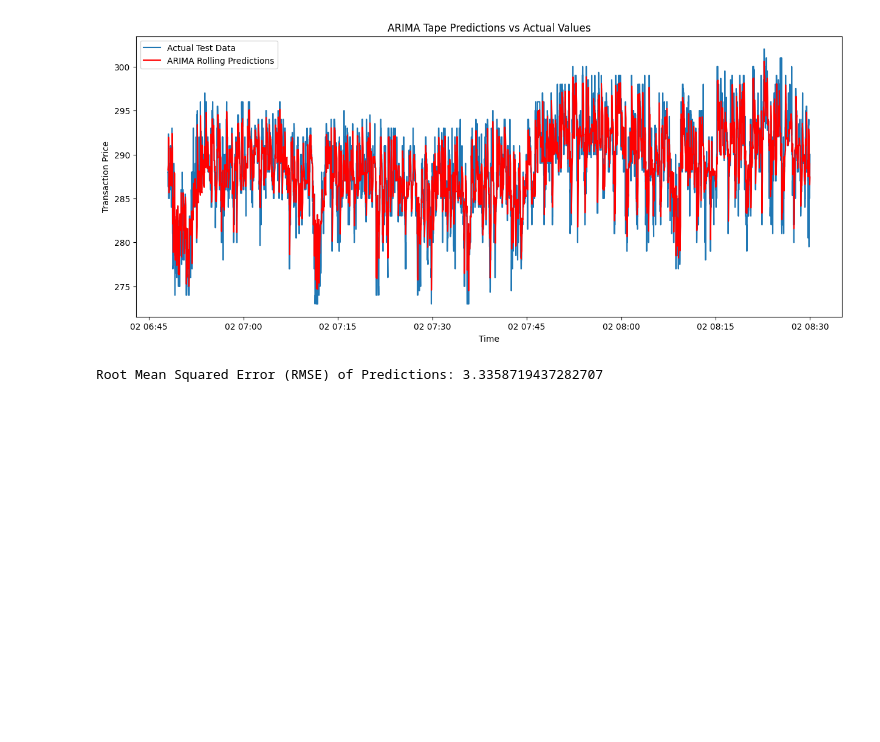
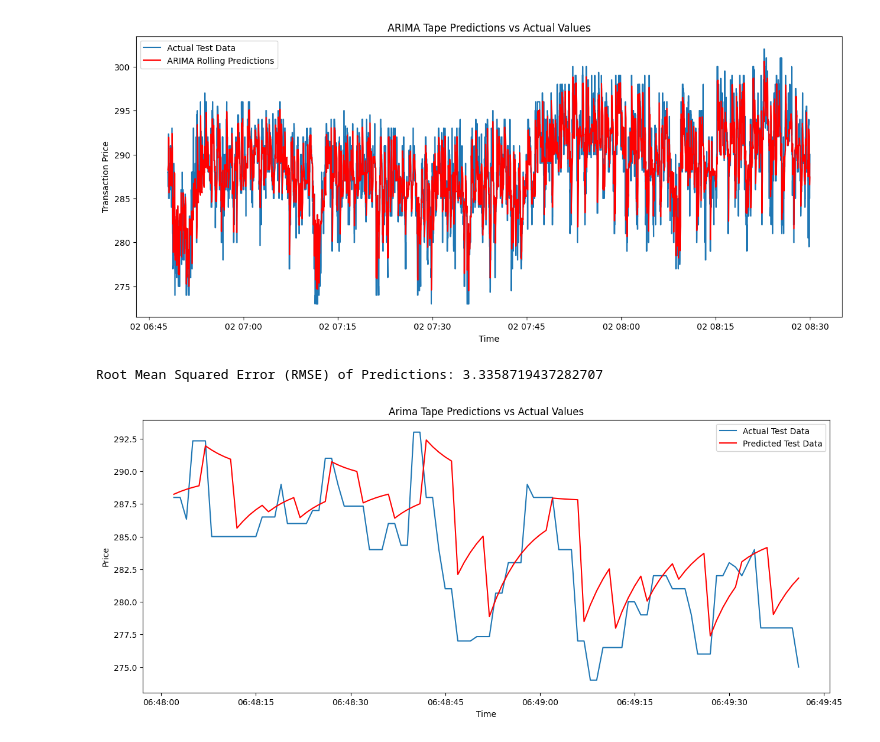
Before and after one commit to UoB-DSMP-2023-24/dsmp-2024-group-16, a Jupyter notebook: Arima/ArimaTape.ipynb, the cells around one changed output. Cells and saved outputs as stored; diff of their text form; code cells hidden in the pictures; blank space fills up the shorter version.

Commit message:
arima

```diff
--- a/Arima/ArimaTape.ipynb
+++ b/Arima/ArimaTape.ipynb
@@ -32,8 +32,8 @@ from statsmodels.tsa.arima.model import ARIMA
 # Assuming train_data and test_data are pandas Series with datetime indices
 
 # Set the frequency of the time series data
-train_data = train_data.asfreq('S')
-test_data = test_data.asfreq('S')
+# train_data = train_data.asfreq('S')
+# test_data = test_data.asfreq('S')
 
 # Ensure the indices are monotonically increasing
 train_data = train_data.sort_index()
@@ -118,3 +118,16 @@ rmse = np.sqrt(mean_squared_error(test_data, predictions))
 print(f"Root Mean Squared Error (RMSE) of Predictions: {rmse}")
 # %% [output]
 Root Mean Squared Error (RMSE) of Predictions: 3.3358719437282707
+# %%
+# Select a small number of predicted values to plot
+n = 100
+plt.figure(figsize=(15, 6))
+plt.plot(test_data[:n], label='Actual Test Data')
+plt.plot(predictions_series[:n], label='Predicted Test Data', color='red')
+plt.legend()
+plt.title('Arima Tape Predictions vs Actual Values')
+plt.xlabel('Time')
+plt.ylabel('Price')
+plt.show()
+# %% [output]
+[figure, added]
```
Also changed, not shown: 6 other files.
